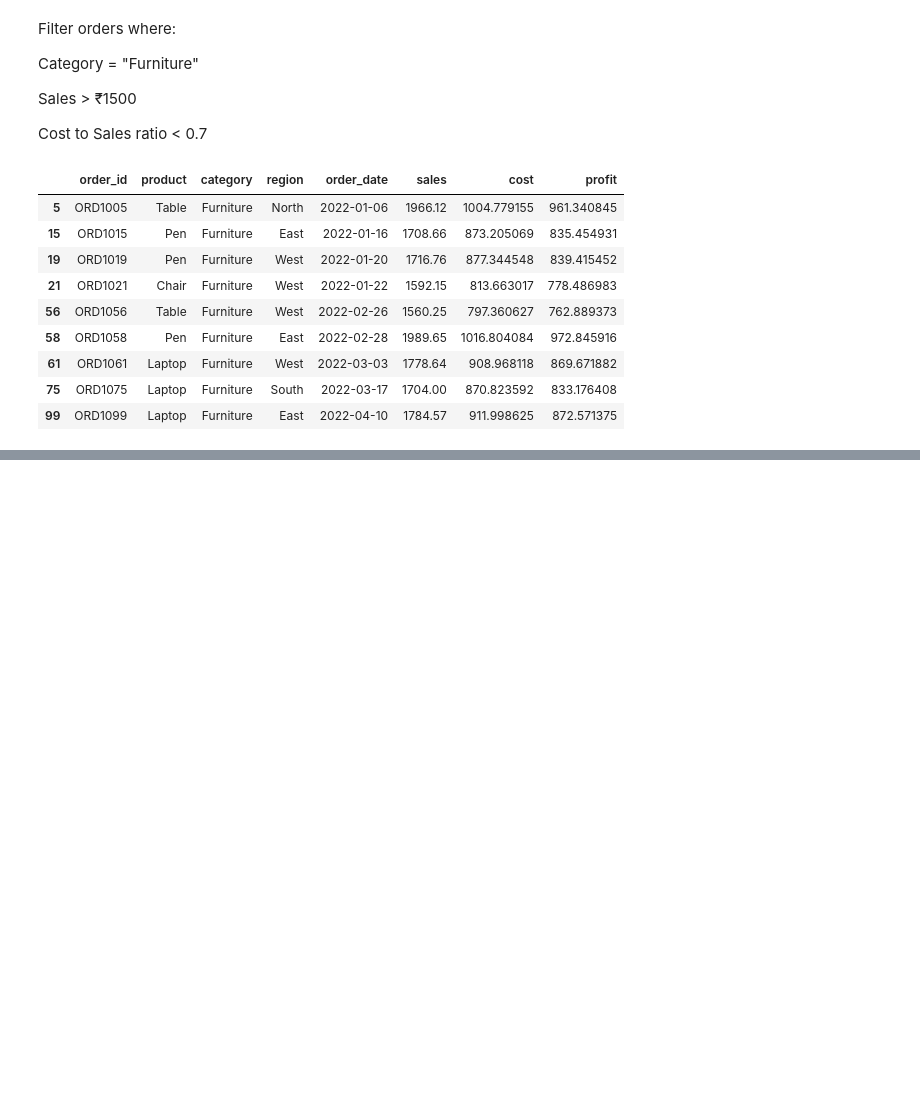
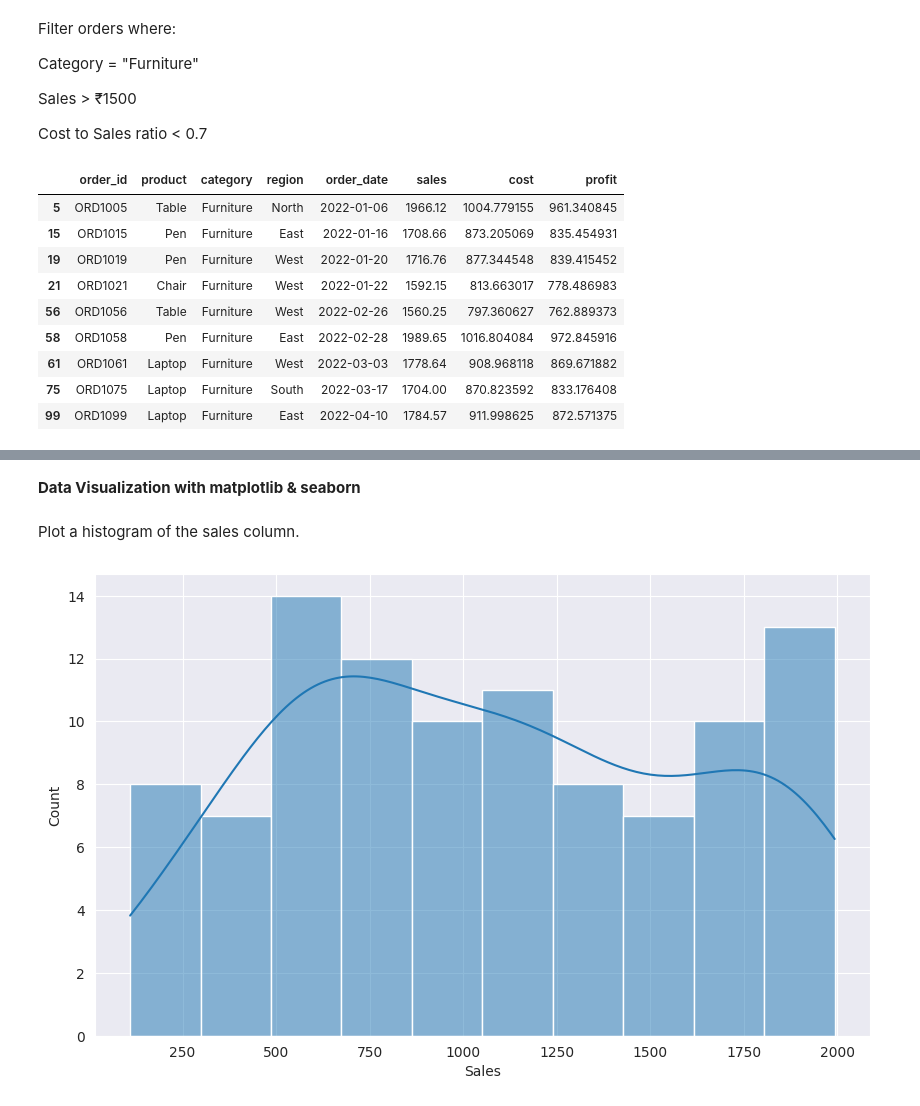
Before and after one commit to pratapjay/Sales_Data-Analytics, a Jupyter notebook: Sales_insights.ipynb, the cells around one changed output, grey strips where cells are left out. Saved outputs shown, nothing was run; the diff lists cells and outputs as text; code cells hidden in the pictures; blank space fills up the shorter version.

```diff
--- a/Sales_insights.ipynb
+++ b/Sales_insights.ipynb
@@ -286,3 +286,5 @@ df[(df['category']=='Furniture')
 | 61 | ORD1061 | Laptop | Furniture | West | 2022-03-03 | 1778.64 | 908.968118 | 869.671882 |
 | 75 | ORD1075 | Laptop | Furniture | South | 2022-03-17 | 1704.00 | 870.823592 | 833.176408 |
 | 99 | ORD1099 | Laptop | Furniture | East | 2022-04-10 | 1784.57 | 911.998625 | 872.571375 |
+# %%
+df['order_date']=pd.to_datetime(df['order_date'])
@@ -288,0 +309,13 @@ df[(df['category']=='Furniture')
+# %% [markdown]
+**Data Visualization with matplotlib & seaborn**
+# %% [markdown]
+Plot a histogram of the sales column.
+# %%
+sns.set_style('darkgrid')
+plt.figure(figsize=(10,6))
+sns.histplot(x='sales',data=df,bins=10,kde=True)
+plt.xlabel('Sales')
+plt.ylabel('Count')
+plt.show()
+# %% [output]
+[figure, added]
```
Also changed, not shown: parts of 18 cells of this notebook.
